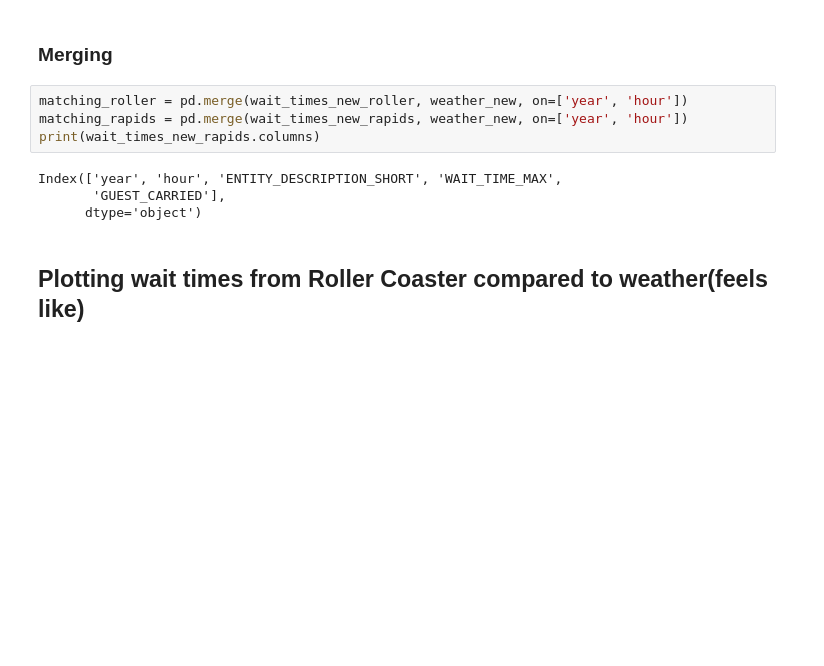
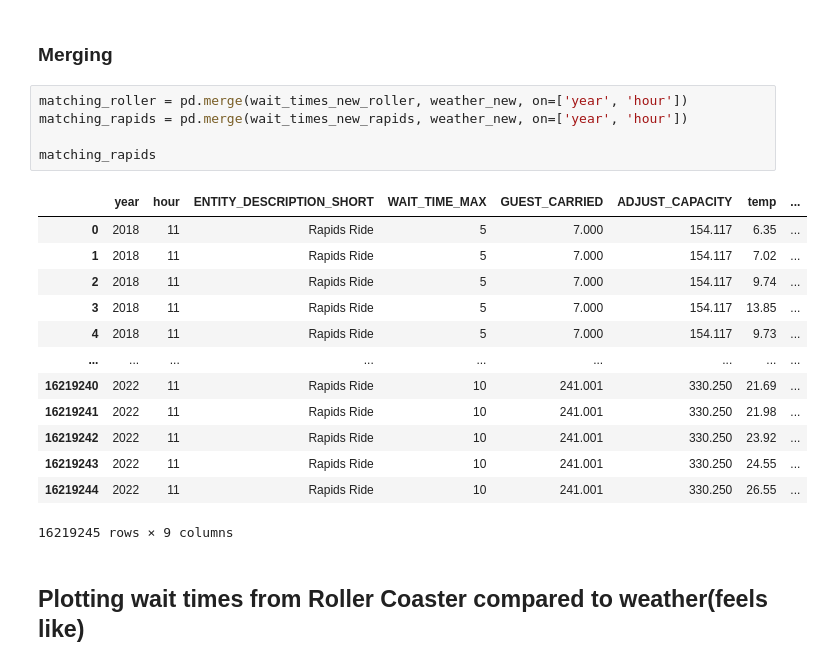
Before and after one commit to MwBm/DataAnalysisIntro, a Jupyter notebook: disneyData.ipynb, the cells around one changed output. Saved outputs shown, nothing was run; the diff lists cells and outputs as text; blank space fills up the shorter version.

```diff
--- a/disneyData.ipynb
+++ b/disneyData.ipynb
@@ -147,11 +147,22 @@ weather_new
 # %%
 matching_roller = pd.merge(wait_times_new_roller, weather_new, on=['year', 'hour'])
 matching_rapids = pd.merge(wait_times_new_rapids, weather_new, on=['year', 'hour'])
-print(wait_times_new_rapids.columns)
+
+matching_rapids
 # %% [output]
+|  | year | hour | ENTITY_DESCRIPTION_SHORT | WAIT_TIME_MAX | GUEST_CARRIED | ADJUST_CAPACITY | temp | ... |
+| 0 | 2018 | 11 | Rapids Ride | 5 | 7.000 | 154.117 | 6.35 | ... |
+| 1 | 2018 | 11 | Rapids Ride | 5 | 7.000 | 154.117 | 7.02 | ... |
+| 2 | 2018 | 11 | Rapids Ride | 5 | 7.000 | 154.117 | 9.74 | ... |
+| 3 | 2018 | 11 | Rapids Ride | 5 | 7.000 | 154.117 | 13.85 | ... |
+| 4 | 2018 | 11 | Rapids Ride | 5 | 7.000 | 154.117 | 9.73 | ... |
+| ... | ... | ... | ... | ... | ... | ... | ... | ... |
+| 16219240 | 2022 | 11 | Rapids Ride | 10 | 241.001 | 330.250 | 21.69 | ... |
+| 16219241 | 2022 | 11 | Rapids Ride | 10 | 241.001 | 330.250 | 21.98 | ... |
+| 16219242 | 2022 | 11 | Rapids Ride | 10 | 241.001 | 330.250 | 23.92 | ... |
+| 16219243 | 2022 | 11 | Rapids Ride | 10 | 241.001 | 330.250 | 24.55 | ... |
+| 16219244 | 2022 | 11 | Rapids Ride | 10 | 241.001 | 330.250 | 26.55 | ... |
-Index(['year', 'hour', 'ENTITY_DESCRIPTION_SHORT', 'WAIT_TIME_MAX',
-       'GUEST_CARRIED'],
-      dtype='object')
+16219245 rows × 9 columns
 # %% [markdown]
 ## Plotting wait times from Roller Coaster compared to weather(feels like)
 # %%
```
Also changed, not shown: parts of 7 cells of this notebook, 1 other file.
